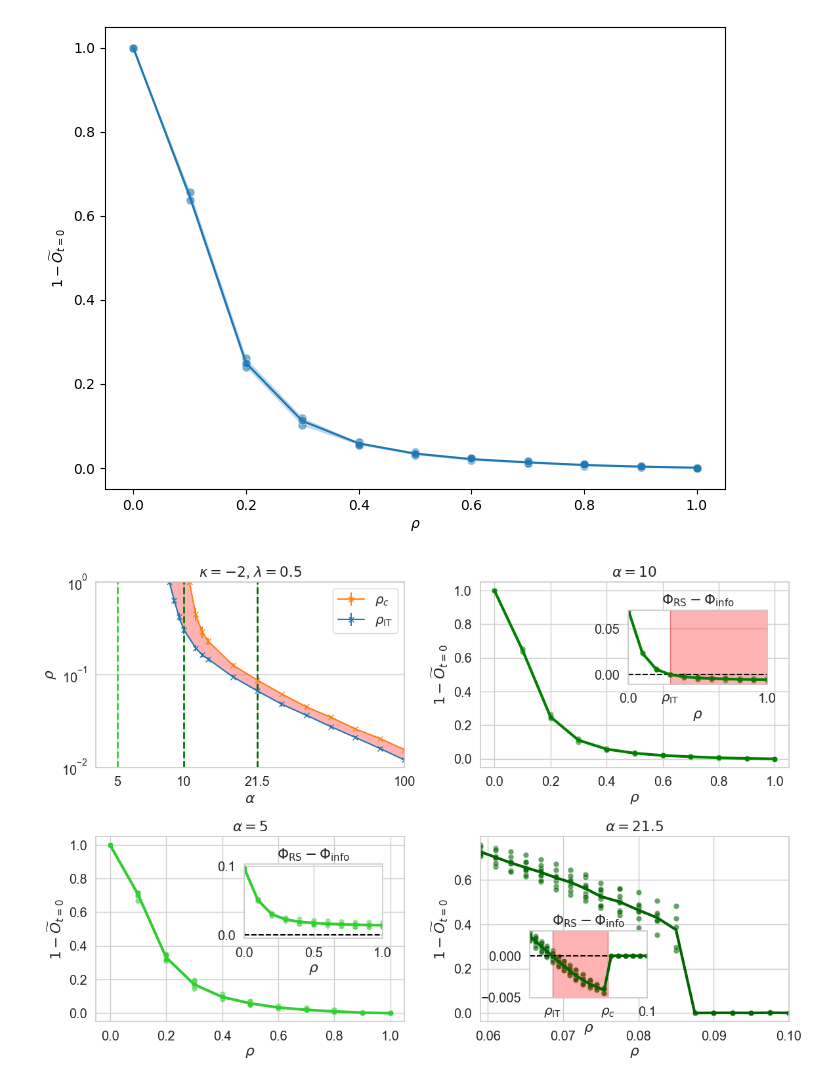
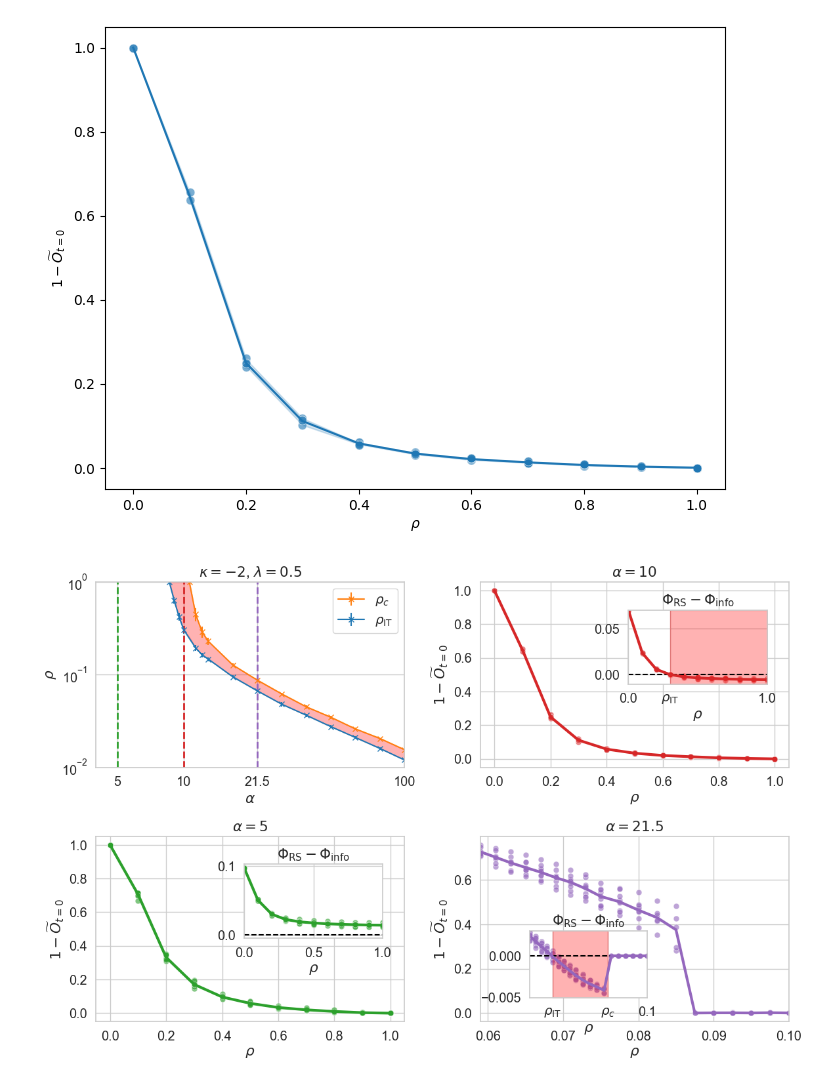
Before and after one commit to IdePHICS/NeuralSpreadingInference, a Jupyter notebook: Figures/Fig9.ipynb, the cells around one changed output. Cells and saved outputs as stored; diff of their text form; code cells hidden in the pictures.

```diff
--- a/Figures/Fig9.ipynb
+++ b/Figures/Fig9.ipynb
@@ -210,9 +210,9 @@ x_combined.append(x_end)
 y1_combined = np.append(y1_combined, y1[-1])
 y2_combined = np.append(y2_combined, y2[-1])
 
-ax.axvline(x=5, linestyle='--', linewidth=2, color='limegreen')
-ax.axvline(x=10, linestyle='--', linewidth=2, color='green')
-ax.axvline(x=21.5, linestyle='--', linewidth=2, color='darkgreen')
+ax.axvline(x=5, linestyle='--', linewidth=2, color='tab:green')
+ax.axvline(x=10, linestyle='--', linewidth=2, color='tab:red')
+ax.axvline(x=21.5, linestyle='--', linewidth=2, color='tab:purple')
 ax.set_xticks([5, 10, 21.5, 100])
 ax.set_xticklabels([5, 10, 21.5, 100])
 
@@ -223,13 +223,13 @@ ax = axs[1, 0]
 ax.set_title(r'$\alpha=5$')
 ys_2 = "delta_free_entropy"
 ys_1 = r"$1-\widetilde{O}_{t=0}$"
-sns.lineplot(data=df_diff_0,x=r"$\rho$",y=ys_1, errorbar=None, linewidth=3, ax=ax,color="limegreen")
-sns.scatterplot(data=df_diff_0,x=r"$\rho$",y=ys_1, alpha=0.6, s=40, ax=ax,color="limegreen")
+sns.lineplot(data=df_diff_0,x=r"$\rho$",y=ys_1, errorbar=None, linewidth=3, ax=ax,color="tab:green")
+sns.scatterplot(data=df_diff_0,x=r"$\rho$",y=ys_1, alpha=0.6, s=40, ax=ax,color="tab:green")
 #plot of logZ vs rho as inset
 axins = ax.inset_axes([0.48, 0.45, 0.45, 0.4])  # [x, y, width, height]
 axins.axhline(0., color='black', linestyle='--')
-sns.lineplot(data=df_diff_0,x=r"$\rho$",y=ys_2, ax=axins, errorbar=None, linewidth=3,color="limegreen")
-sns.scatterplot(data=df_diff_0,x=r"$\rho$",y=ys_2, alpha=0.6, s=40, ax=axins,color="limegreen")
+sns.lineplot(data=df_diff_0,x=r"$\rho$",y=ys_2, ax=axins, errorbar=None, linewidth=3,color="tab:green")
+sns.scatterplot(data=df_diff_0,x=r"$\rho$",y=ys_2, alpha=0.6, s=40, ax=axins,color="tab:green")
 axins.set_xlabel(r"$\rho$")
 axins.set_ylabel("")
 axins.set_xlim(0., 1.)
@@ -240,13 +240,13 @@ ax = axs[0, 1]
 ax.set_title(r'$\alpha=10$')
 ys_2 = "delta_free_entropy"
 ys_1 = r"$1-\widetilde{O}_{t=0}$"
-sns.lineplot(data=df_diff_1,x=r"$\rho$",y=ys_1, errorbar=None, linewidth=3, ax=ax,color="green")
-sns.scatterplot(data=df_diff_1,x=r"$\rho$",y=ys_1, alpha=0.6, s=40, ax=ax,color="green")
+sns.lineplot(data=df_diff_1,x=r"$\rho$",y=ys_1, errorbar=None, linewidth=3, ax=ax,color="tab:red")
+sns.scatterplot(data=df_diff_1,x=r"$\rho$",y=ys_1, alpha=0.6, s=40, ax=ax,color="tab:red")
 #plot of logZ vs rho as inset
 axins = ax.inset_axes([0.48, 0.45, 0.45, 0.4])  # [x, y, width, height]
 axins.axhline(0., color='black', linestyle='--')
-sns.lineplot(data=df_diff_1,x=r"$\rho$",y=ys_2, ax=axins, errorbar=None, linewidth=3,color="green")
-sns.scatterplot(data=df_diff_1,x=r"$\rho$",y=ys_2, alpha=0.6, s=40, ax=axins,color="green")
+sns.lineplot(data=df_diff_1,x=r"$\rho$",y=ys_2, ax=axins, errorbar=None, linewidth=3,color="tab:red")
+sns.scatterplot(data=df_diff_1,x=r"$\rho$",y=ys_2, alpha=0.6, s=40, ax=axins,color="tab:red")
 axins.set_xlabel(r"$\rho$")
 axins.set_ylabel("")
 axins.set_xlim(0., 1.)
@@ -256,38 +256,38 @@ axins.set_title(r"$\Phi_{\rm RS} - \Phi_{\rm info}$")
 x = [0.3,1]
 y = [axins.get_ylim()[0], axins.get_ylim()[1]]
 axins.fill_between(x, y[0], y[1], color='red', alpha=0.3)
 axins.set_xticks([0., 0.3 , 1.])
 axins.set_xticklabels([0.0, r"$\rho_{\rm IT}$", 1.0])
 
 ax = axs[1,1]
 ax.set_title(r'$\alpha=21.5$')
 ys_2 = "delta_free_entropy"
 ys_1 = r"$1-\widetilde{O}_{t=0}$"
-sns.lineplot(data=df_diff_2,x=r"$\rho$",y=ys_1, errorbar=None, linewidth=3, ax=ax,color="darkgreen")
-sns.scatterplot(data=df_diff_2,x=r"$\rho$",y=ys_1, alpha=0.6, s=40, ax=ax,color="darkgreen")
+sns.lineplot(data=df_diff_2,x=r"$\rho$",y=ys_1, errorbar=None, linewidth=3, ax=ax,color="tab:purple")
+sns.scatterplot(data=df_diff_2,x=r"$\rho$",y=ys_1, alpha=0.6, s=40, ax=ax,color="tab:purple")
 #plot of logZ vs rho as inset
 axins = ax.inset_axes([0.16, 0.13, 0.38, 0.36])  # [x, y, width, height]
 axins.axhline(0., color='black', linestyle='--')
-sns.lineplot(data=df_diff_2,x=r"$\rho$",y=ys_2, ax=axins, errorbar=None, linewidth=3,color="darkgreen")
-sns.scatterplot(data=df_diff_2,x=r"$\rho$",y=ys_2, alpha=0.6, s=40, ax=axins,color="darkgreen")
+sns.lineplot(data=df_diff_2,x=r"$\rho$",y=ys_2, ax=axins, errorbar=None, linewidth=3,color="tab:purple")
+sns.scatterplot(data=df_diff_2,x=r"$\rho$",y=ys_2, alpha=0.6, s=40, ax=axins,color="tab:purple")
 axins.set_xlabel(r"$\rho$")
 axins.set_ylabel("")
 ax.set_ylabel(ys_1)
 axins.set_title(r"$\Phi_{\rm RS} - \Phi_{\rm info}$")
 ax.set_xlim(0.059, 0.1)
 axins.set_ylim(-0.005, 0.003)
 axins.set_xlim(0.059, 0.1)
 #axins.set_xticks([0.07, 0.08, 0.09, 0.1])
 axins.set_xticks([0.067, 0.08625 , 0.1])
 axins.set_xticklabels([r"$\rho_{\rm IT}$", r"$\rho_{c}$", 0.1])
 x = [0.067,0.08625]
 y = [axins.get_ylim()[0], axins.get_ylim()[1]]
 axins.fill_between(x, y[0], y[1], color='red', alpha=0.3)
 
 fig.tight_layout()
 fig.savefig("../Plots/Figure9.pdf")
 # %% [output]
-[figure, old version]
+[figure, new version]
 # %%
 fig,ax = plt.subplots(figsize=(8, 6))
 ax.set_title(r'$\alpha=21.5$')
```
Also changed, not shown: parts of 2 cells of this notebook, 3 other files.
